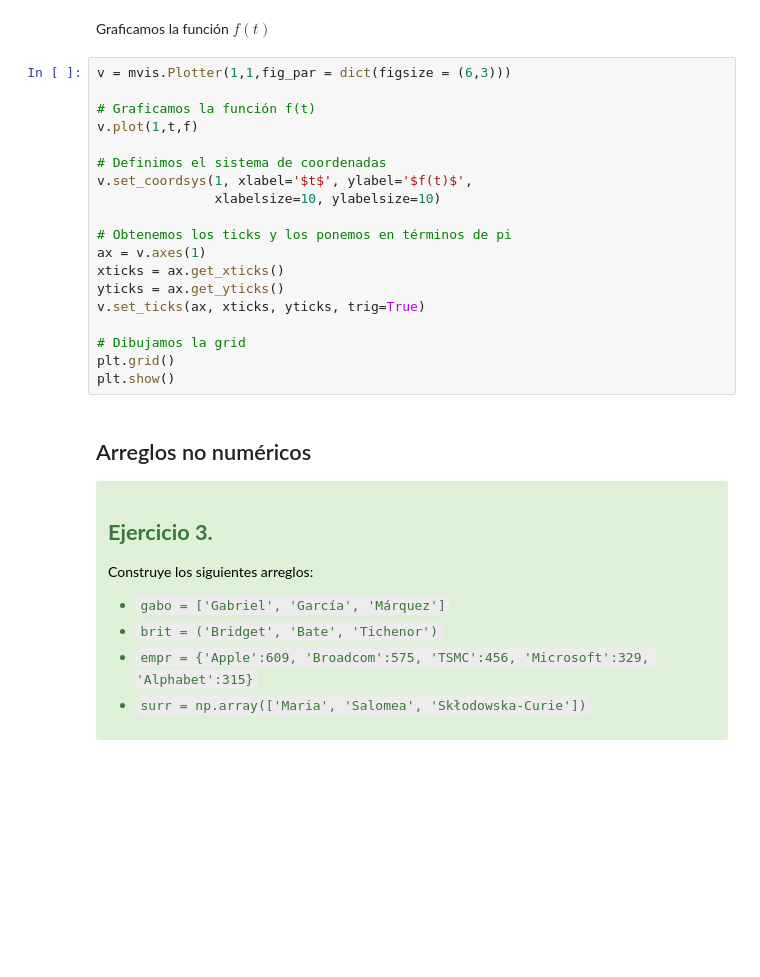
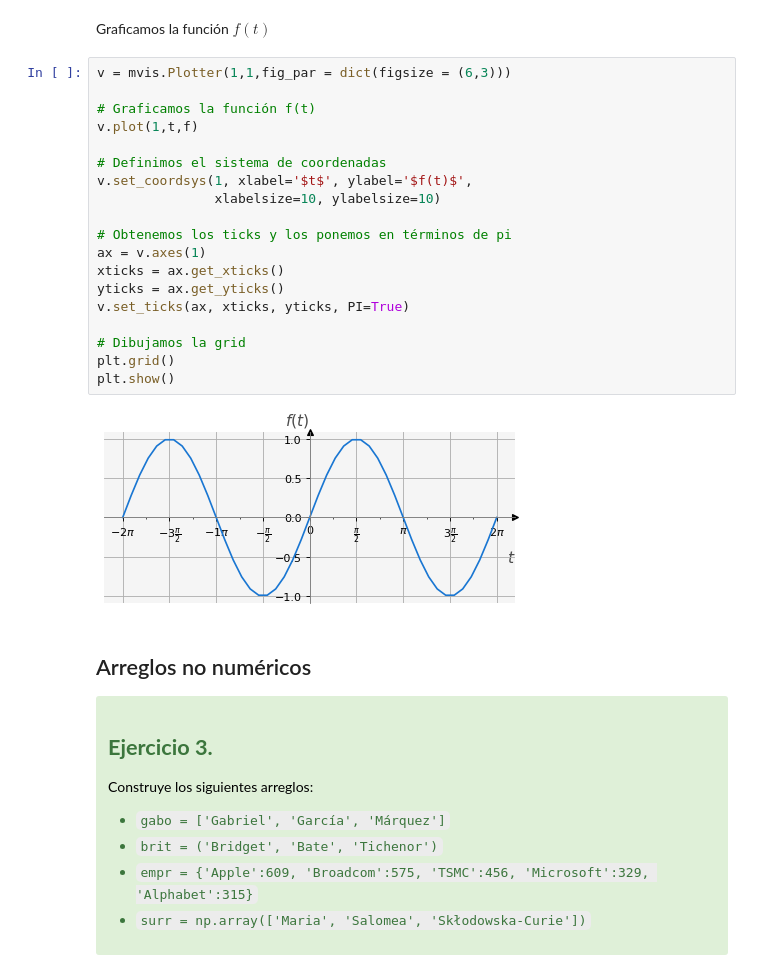
Before and after one commit to luiggix/macti_lib, a Jupyter notebook: src/resources/plantilla.ipynb, the cells around one changed output. Saved outputs shown, nothing was run; the diff lists cells and outputs as text; blank space fills up the shorter version.

```diff
--- a/src/resources/plantilla.ipynb
+++ b/src/resources/plantilla.ipynb
@@ -68,22 +94,24 @@ Graficamos la función $f(t)$
 # %%
 v = mvis.Plotter(1,1,fig_par = dict(figsize = (6,3)))
 
 # Graficamos la función f(t)
 v.plot(1,t,f)
 
 # Definimos el sistema de coordenadas
 v.set_coordsys(1, xlabel='$t$', ylabel='$f(t)$',
                xlabelsize=10, ylabelsize=10)
 
 # Obtenemos los ticks y los ponemos en términos de pi
 ax = v.axes(1)
 xticks = ax.get_xticks()
 yticks = ax.get_yticks()
-v.set_ticks(ax, xticks, yticks, trig=True)
+v.set_ticks(ax, xticks, yticks, PI=True)
 
 # Dibujamos la grid
 plt.grid()
 plt.show()
+# %% [output]
+[figure, added]
 # %% [markdown]
 ## Arreglos no numéricos
 <div class="alert alert-success">
```
Also changed, not shown: parts of 6 cells of this notebook, 12 other files.
